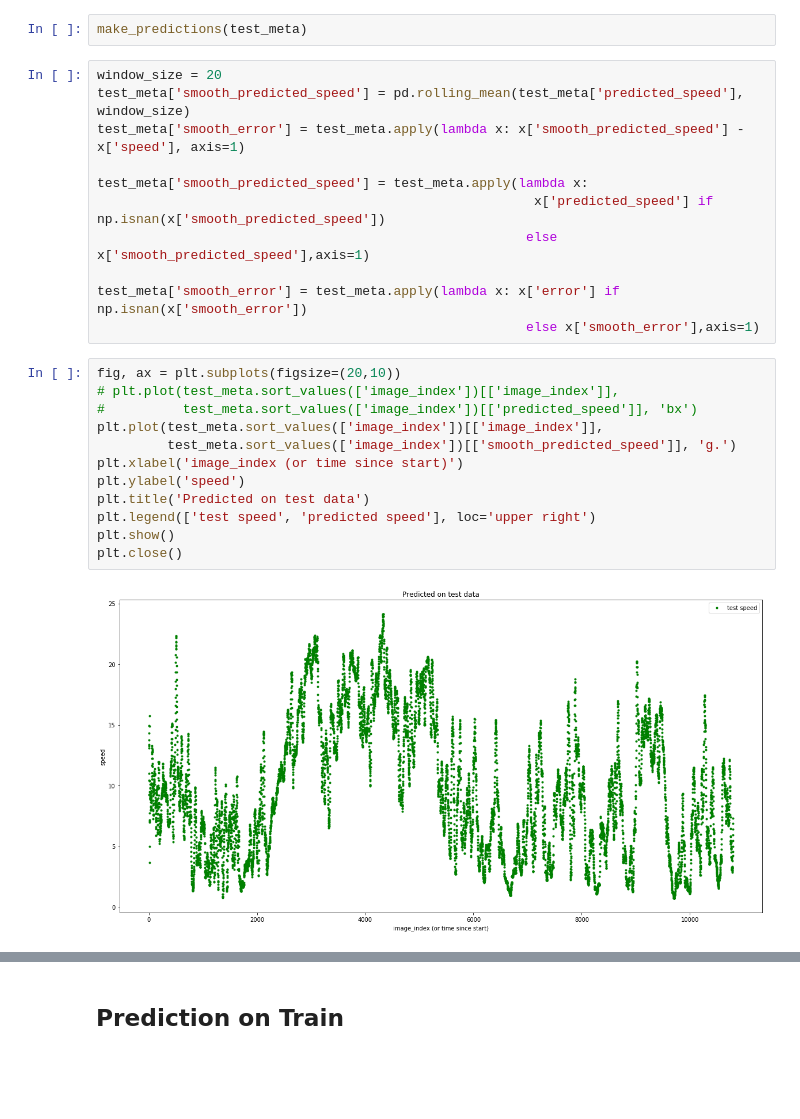
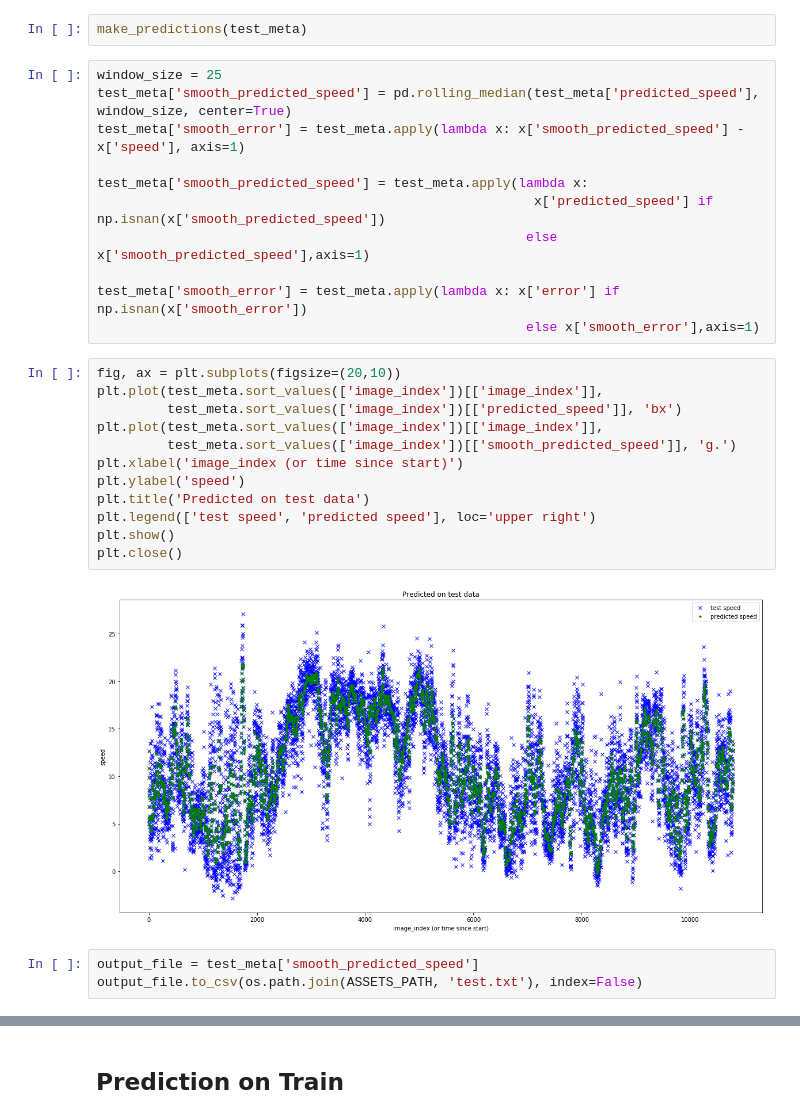
Before and after one commit to jovsa/speed-challenge-2017, a Jupyter notebook: NVIDIA_model.ipynb, the cells around one changed output, grey strips where cells are left out. Cells and saved outputs as stored; diff of their text form; blank space fills up the shorter version.

```diff
--- a/NVIDIA_model.ipynb
+++ b/NVIDIA_model.ipynb
@@ -614,8 +612,8 @@ shape:  (10798, 3)
 # %%
 make_predictions(test_meta)
 # %%
-window_size = 20
-test_meta['smooth_predicted_speed'] = pd.rolling_mean(test_meta['predicted_speed'], window_size)
+window_size = 25
+test_meta['smooth_predicted_speed'] = pd.rolling_median(test_meta['predicted_speed'], window_size, center=True)
 test_meta['smooth_error'] = test_meta.apply(lambda x: x['smooth_predicted_speed'] - x['speed'], axis=1)
 
 test_meta['smooth_predicted_speed'] = test_meta.apply(lambda x:
@@ -626,15 +624,18 @@ test_meta['smooth_error'] = test_meta.apply(lambda x: x['error'] if np.isnan(x['
                                                        else x['smooth_error'],axis=1)
 # %%
 fig, ax = plt.subplots(figsize=(20,10))
-# plt.plot(test_meta.sort_values(['image_index'])[['image_index']],
-#          test_meta.sort_values(['image_index'])[['predicted_speed']], 'bx')
+plt.plot(test_meta.sort_values(['image_index'])[['image_index']],
+         test_meta.sort_values(['image_index'])[['predicted_speed']], 'bx')
 plt.plot(test_meta.sort_values(['image_index'])[['image_index']],
          test_meta.sort_values(['image_index'])[['smooth_predicted_speed']], 'g.')
 plt.xlabel('image_index (or time since start)')
 plt.ylabel('speed')
 plt.title('Predicted on test data')
 plt.legend(['test speed', 'predicted speed'], loc='upper right')
 plt.show()
 plt.close()
 # %% [output]
-[figure, old version]
+[figure, new version]
+# %%
+output_file = test_meta['smooth_predicted_speed']
+output_file.to_csv(os.path.join(ASSETS_PATH, 'test.txt'), index=False)
```
Also changed, not shown: parts of 18 cells of this notebook.
